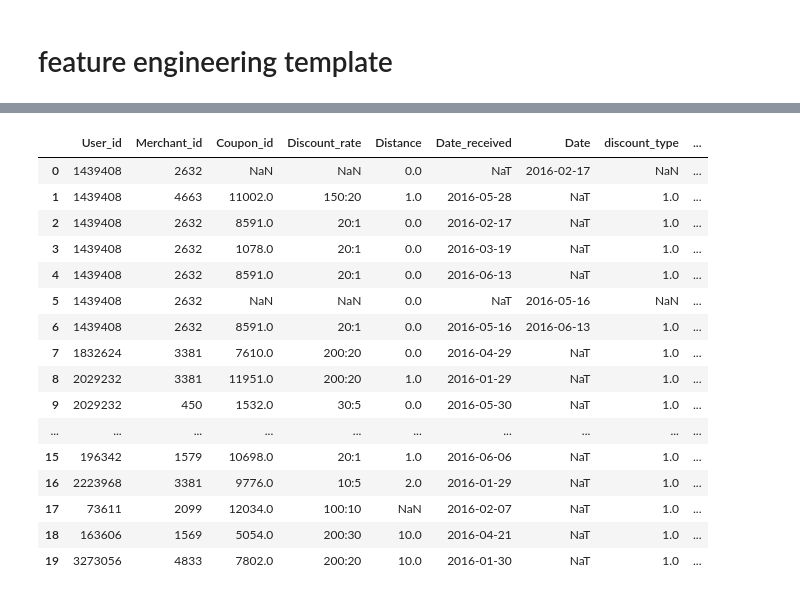
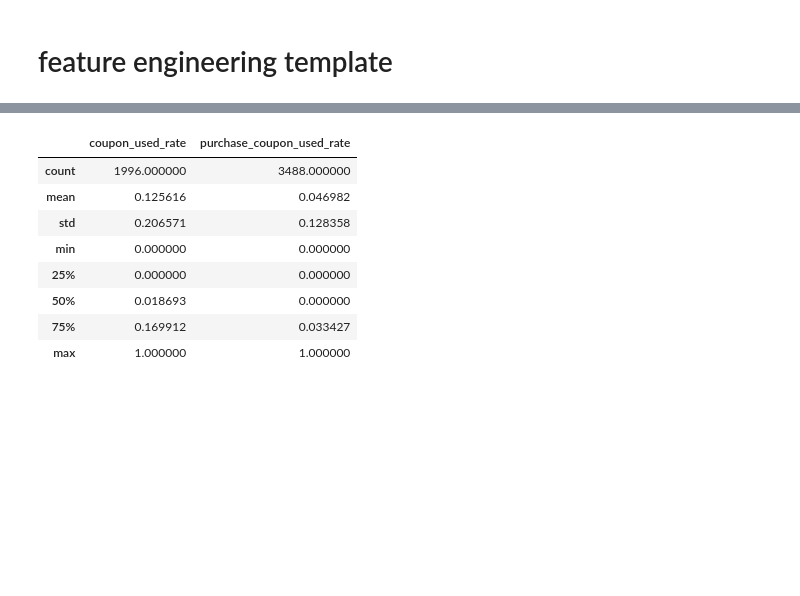
Before and after one commit to xinyuwg/ds_5500_project1_coupon, a Jupyter notebook: feature_engineering.ipynb, the cells around one changed output, grey strips where cells are left out. Drawn from its saved outputs; the diff is of its cells as text; code cells hidden in the pictures; blank space fills up the shorter version.

```diff
--- a/feature_engineering.ipynb
+++ b/feature_engineering.ipynb
@@ -48,20 +70,7 @@ df_offline_train['datediff'] = (df_offline_train['Date'] - df_offline_train['Dat
-# %%
-df_offline_train.head(20)
-# %% [output]
-|  | User_id | Merchant_id | Coupon_id | Discount_rate | Distance | Date_received | Date | discount_type | ... |
-| 0 | 1439408 | 2632 | NaN | NaN | 0.0 | NaT | 2016-02-17 | NaN | ... |
-| 1 | 1439408 | 4663 | 11002.0 | 150:20 | 1.0 | 2016-05-28 | NaT | 1.0 | ... |
-| 2 | 1439408 | 2632 | 8591.0 | 20:1 | 0.0 | 2016-02-17 | NaT | 1.0 | ... |
-| 3 | 1439408 | 2632 | 1078.0 | 20:1 | 0.0 | 2016-03-19 | NaT | 1.0 | ... |
-| 4 | 1439408 | 2632 | 8591.0 | 20:1 | 0.0 | 2016-06-13 | NaT | 1.0 | ... |
-| 5 | 1439408 | 2632 | NaN | NaN | 0.0 | NaT | 2016-05-16 | NaN | ... |
-| 6 | 1439408 | 2632 | 8591.0 | 20:1 | 0.0 | 2016-05-16 | 2016-06-13 | 1.0 | ... |
-| 7 | 1832624 | 3381 | 7610.0 | 200:20 | 0.0 | 2016-04-29 | NaT | 1.0 | ... |
-| 8 | 2029232 | 3381 | 11951.0 | 200:20 | 1.0 | 2016-01-29 | NaT | 1.0 | ... |
-| 9 | 2029232 | 450 | 1532.0 | 30:5 | 0.0 | 2016-05-30 | NaT | 1.0 | ... |
-| ... | ... | ... | ... | ... | ... | ... | ... | ... | ... |
-| 15 | 196342 | 1579 | 10698.0 | 20:1 | 1.0 | 2016-06-06 | NaT | 1.0 | ... |
-| 16 | 2223968 | 3381 | 9776.0 | 10:5 | 2.0 | 2016-01-29 | NaT | 1.0 | ... |
-| 17 | 73611 | 2099 | 12034.0 | 100:10 | NaN | 2016-02-07 | NaT | 1.0 | ... |
-| 18 | 163606 | 1569 | 5054.0 | 200:30 | 10.0 | 2016-04-21 | NaT | 1.0 | ... |
-| 19 | 3273056 | 4833 | 7802.0 | 200:20 | 10.0 | 2016-01-30 | NaT | 1.0 | ... |
+# %%
+end = y_date_start
+start = end-pd.DateOffset(month=3)
+# %%
+df_offline_tmp = df_offline_train[((df_offline_train['Date'] < end) & (df_offline_train['Date'] >= start))\
+                | ((df_offline_train['Date'].isna()) & (df_offline_train['Date_received'] < end)
+                   & (df_offline_train['Date_received'] >= start))]
@@ -67,0 +121,15 @@ df_offline_train.head(20)
+# %%
+feature_matrix['coupon_used_rate'] = feature_matrix['COUNT(offline WHERE use_coupon = 1)'] / feature_matrix['COUNT(offline WHERE give_coupon = 1)']
+feature_matrix['purchase_coupon_used_rate'] = feature_matrix['COUNT(offline WHERE use_coupon = 1)'] / feature_matrix['COUNT(offline WHERE purchase = 1)']
+# %%
+feature_matrix[['coupon_used_rate','purchase_coupon_used_rate']].describe()
+# %% [output]
+|  | coupon_used_rate | purchase_coupon_used_rate |
+| count | 1996.000000 | 3488.000000 |
+| mean | 0.125616 | 0.046982 |
+| std | 0.206571 | 0.128358 |
+| min | 0.000000 | 0.000000 |
+| 25% | 0.000000 | 0.000000 |
+| 50% | 0.018693 | 0.000000 |
+| 75% | 0.169912 | 0.033427 |
+| max | 1.000000 | 1.000000 |
```
Also changed, not shown: parts of 16 cells of this notebook, 1 other file.
